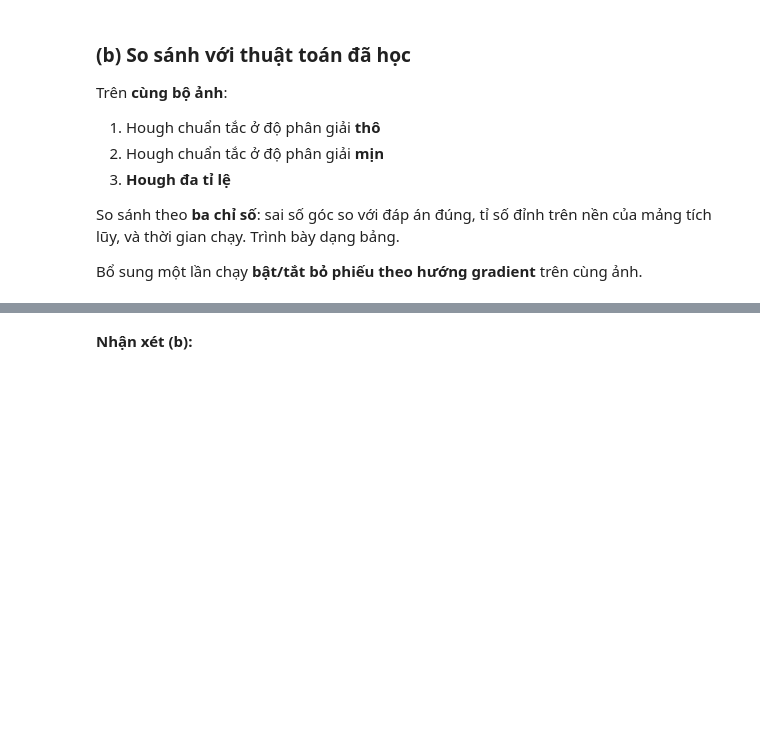
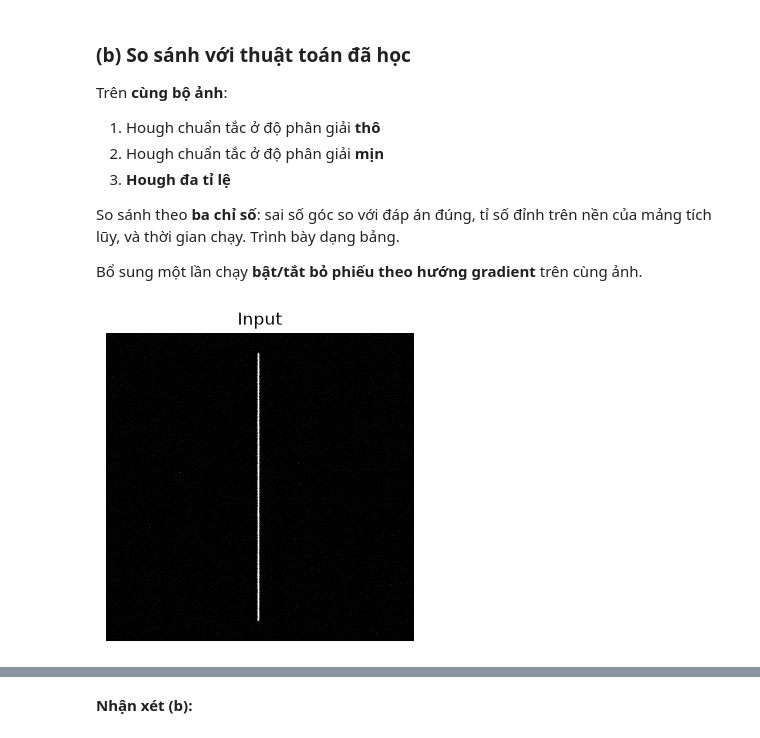
Before and after one commit to lequangmy5522/XuLyAnhVaThiGiacMayTinh, a Jupyter notebook: baitap.ipynb, the cells around one changed output, grey strips where cells are left out. Saved outputs shown, nothing was run; the diff lists cells and outputs as text; code cells hidden in the pictures; blank space fills up the shorter version.

```diff
--- a/baitap.ipynb
+++ b/baitap.ipynb
@@ -437,3 +410 @@ plt.show()
-# %%
-img_gray = img_test
 # %%
@@ -736,4 +704,39 @@ So sánh theo **ba chỉ số**: sai số góc so với đáp án đúng, tỉ s
 và thời gian chạy. Trình bày dạng bảng.
 
 Bổ sung một lần chạy **bật/tắt bỏ phiếu theo hướng gradient** trên cùng ảnh.
+# %%
+import numpy as np
+import matplotlib.pyplot as plt
+import time
+
+from matplotlib.image import imread
+
+
+img = imread(
+    "images/05_hough_vertical.png"
+)
+
+
+if len(img.shape)==3:
+    img_gray = np.mean(
+        img,
+        axis=2
+    )
+else:
+    img_gray = img
+
+
+
+plt.imshow(
+    img_gray,
+    cmap="gray"
+)
+
+plt.title("Input")
+
+plt.axis("off")
+
+plt.show()
+# %% [output]
+[figure, added]
 # %%
```
Also changed, not shown: parts of 7 cells of this notebook.
